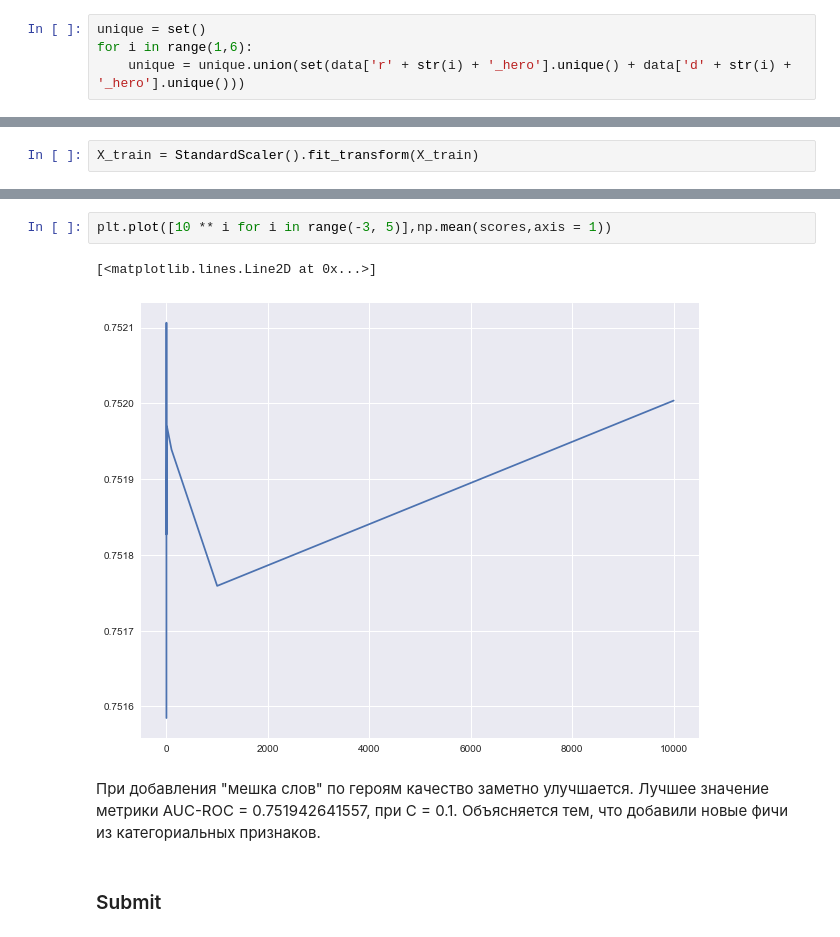
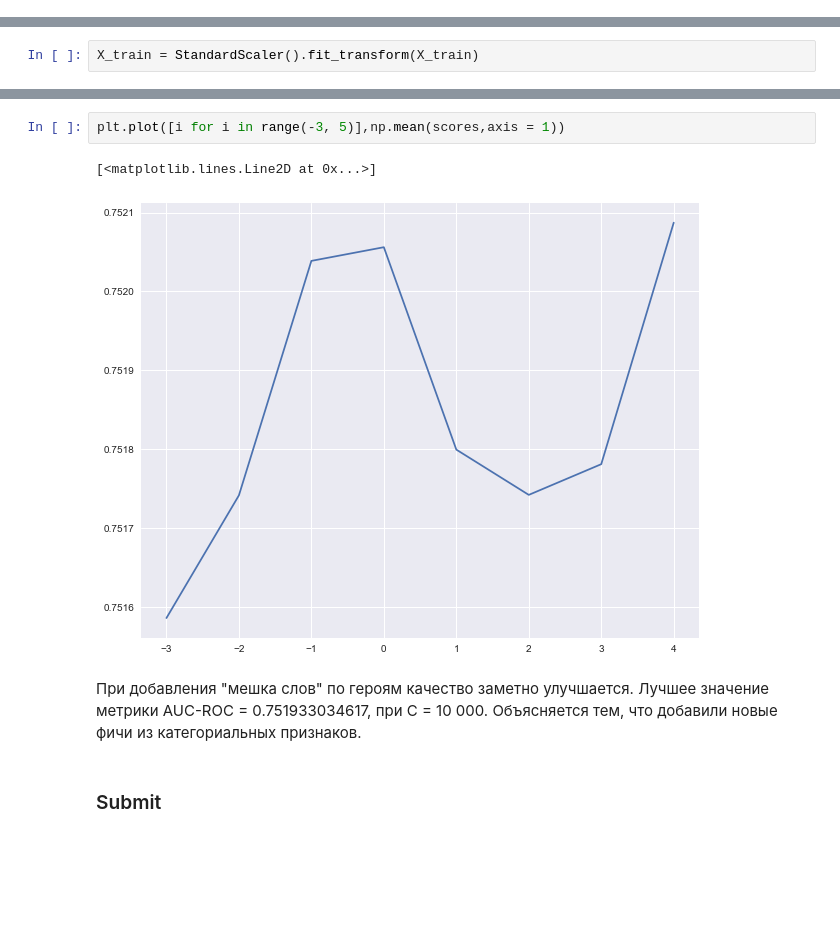
Before and after one commit to lxdv/hse-yandex-ml, a Jupyter notebook: 15. final-statement.ipynb, the cells around one changed output, grey strips where cells are left out. Drawn from its saved outputs; the diff is of its cells as text; blank space fills up the shorter version.

```diff
--- a/15. final-statement.ipynb
+++ b/15. final-statement.ipynb
@@ -396,8 +396,4 @@ data.drop(['duration',
         ], axis=1, inplace=True)
 
 data.fillna(0,inplace = True)
-# %%
-unique = set()
-for i in range(1,6):
-    unique = unique.union(set(data['r' + str(i) + '_hero'].unique() + data['d' + str(i) + '_hero'].unique()))
 # %%
@@ -466,10 +462,10 @@ SCORES:  [ 0.75040122  0.7574437   0.74925064  0.75181098  0.75111249]    mean:
 # %%
-plt.plot([10 ** i for i in range(-3, 5)],np.mean(scores,axis = 1))
+plt.plot([i for i in range(-3, 5)],np.mean(scores,axis = 1))
 # %% [output]
 [<matplotlib.lines.Line2D at 0x...>]
-[figure, old version]
+[figure, new version]
 # %% [markdown]
-При добавления "мешка слов" по героям качество заметно улучшается. Лучшее значение метрики AUC-ROC = 0.751942641557, при C = 0.1. Объясняется тем, что добавили новые фичи из категориальных признаков.
+При добавления "мешка слов" по героям качество заметно улучшается. Лучшее значение метрики AUC-ROC = 0.751933034617, при C = 10 000. Объясняется тем, что добавили новые фичи из категориальных признаков.
 # %% [markdown]
 ### Submit
 # %%
```
Also changed, not shown: parts of 11 cells of this notebook.
